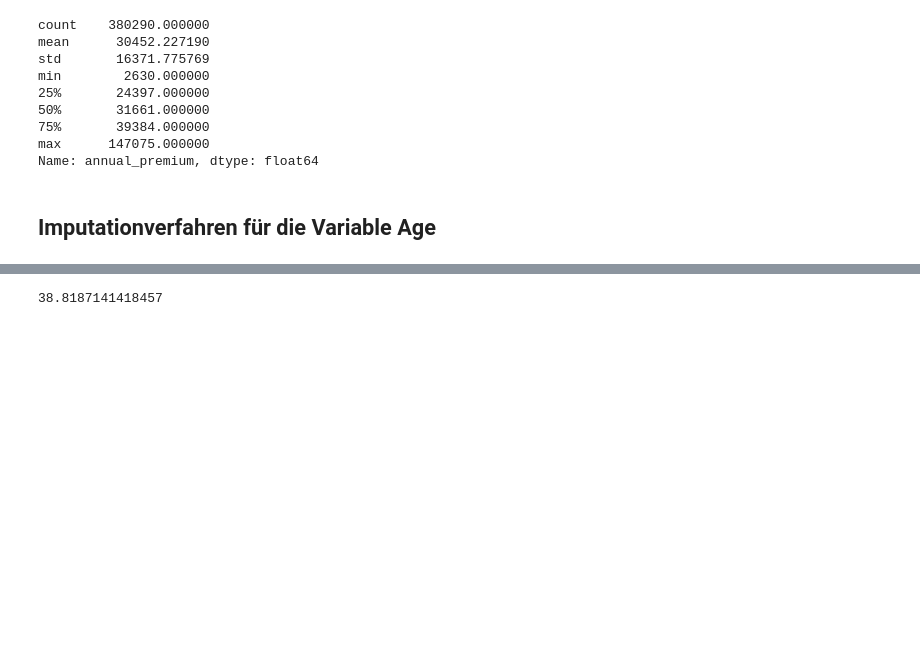
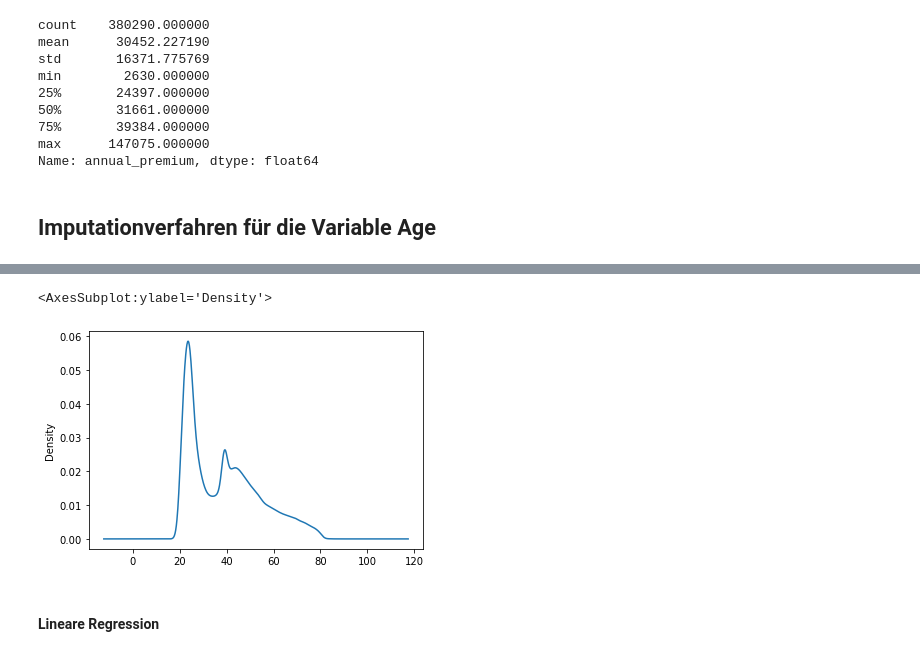
Before and after one commit to tlex-web/data_analysis_crisp_dm, a Jupyter notebook: data_preparation.ipynb, the cells around one changed output, grey strips where cells are left out. Drawn from its saved outputs; the diff is of its cells as text; code cells hidden in the pictures; blank space fills up the shorter version.

```diff
--- a/data_preparation.ipynb
+++ b/data_preparation.ipynb
@@ -388,19 +370,21 @@ array([44., 76., 47., 21., 29., 24., 23., 56., 32., 41., 71., 37., 25.,
+# %%
+
+imp_mean = df['age'].fillna(round(df['age'].mean(),0)).astype('Int64')
+
+imp_mean.plot.density()
+
+#df['age'].isnull().sum(), df['age'].fillna(df['age'].mean()).isnull().sum()
+#df['age'].mean(), df['age'].fillna(df['age'].mean()).mean()
+# %% [output]
+<AxesSubplot:ylabel='Density'>
+[figure, added]
+# %% [markdown]
+#### Lineare Regression
 # %%
 X = df[df.columns.drop('age')]
 y = pd.DataFrame(df['age'])
 y.columns = ['age']
 
 X_train, X_test, y_train, y_test = train_test_split(X, y, test_size = 1/3)
-# %%
-
-    miss_mean_imputer = Imputer(missing_values='NaN', strategy='mean', axis=0)
-
-    miss_mean_imputer = miss_mean_imputer.fit(df['age'])
-
-    imputed_df = miss_mean_imputer.transform(df['age'].values)
-
-    print(imputed_df)
-# %% [output]
-38.8187141418457
 # %%
 df.to_csv('./data/clean_data.csv', sep="$", decimal=".")
```
Also changed, not shown: parts of 5 cells of this notebook, 1 other file.
